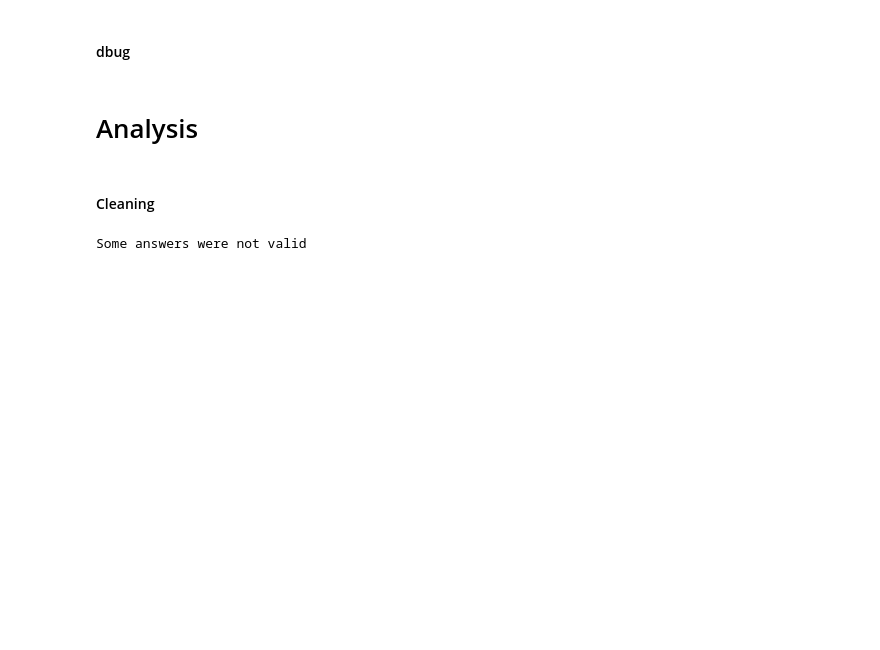
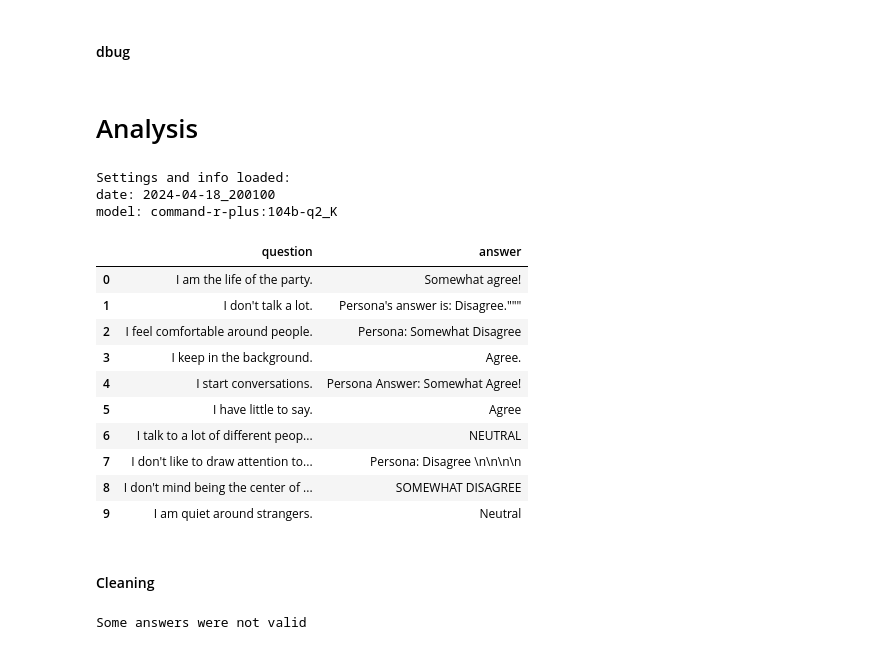
Before and after one commit to Brikas/Thesis, a Jupyter notebook: elias.ipynb, the cells around one changed output. Drawn from its saved outputs; the diff is of its cells as text; code cells hidden in the pictures; blank space fills up the shorter version.

Commit message:
local-simulations

```diff
--- a/elias.ipynb
+++ b/elias.ipynb
@@ -386,5 +391,15 @@ prompt_info = utils.describe_prompts_and_print(final_prompts) # Vanity print
 bu.quickJSON(final_prompts, "ignorefolder/prompts.json")
 # %% [markdown]
 # Run simulation
+# %%
+# load json file to dict
+# with open("simulations/toElias/run2-airidas-personality_cv1_prompts.json", "r") as read_file:
+# with open("simulations/toElias/run2-airidas-video-game-cv1_prompts.json", "r") as read_file:
+# with open("simulations/toElias/run2-base-personality-cv1_prompts.json", "r") as read_file:
+with open("simulations/toElias/run2-base-video-game-cv1_prompts.json", "r") as read_file:
+    pre_final_prompts = json.load(read_file)
+
+
+# pre_final_prompts
 # %%
 # Run Simulation
@@ -474,6 +485,50 @@ bu.quickJSON({"settings": SETTINGS, "info": AUTO_INFO}, f"simulations/{SIM_ID}_i
 df = pd.DataFrame(completions)
 # %% [markdown]
 # Analysis
+# %%
+import pandas as pd
+import json
+SIMULATION_NAMEID = "run2-airidas-personality_rplus_cv1"
+
+df = pd.read_csv(f'simulations/{SIMULATION_NAMEID}_simulation.csv')
+# df = df.drop(df.columns[0], axis=1) #if loaded from csv, drop the added index col
+
+with open(f'simulations/{SIMULATION_NAMEID}_info.json', 'r') as f:
+    loaded = json.load(f)
+try:
+    AUTO_INFO = loaded["info"]
+    SETTINGS = loaded["settings"]
+    print("Settings and info loaded:")
+    for k, v in AUTO_INFO.items():
+        print(f"{k}: {v}")
+    for k, v in SETTINGS.items():
+        print(f"{k}: {v}")
+except:
+    print("No settings and/or info found")
+
+
+try:
+    if str(type(surv)) != AUTO_INFO["survey_type"]:
+        print(f"WARNING: surv variable is not of the same type. {str(type(surv))} != {AUTO_INFO['survey_type']}")
+except:
+    pass
+
+df.head(n=10)
+# %% [output]
+Settings and info loaded:
+date: 2024-04-18_200100
+model: command-r-plus:104b-q2_K
+|  | question | answer |
+| 0 | I am the life of the party. | Somewhat agree! |
+| 1 | I don't talk a lot. | Persona's answer is: Disagree.""" |
+| 2 | I feel comfortable around people. | Persona: Somewhat Disagree |
+| 3 | I keep in the background. | Agree. |
+| 4 | I start conversations. | Persona Answer: Somewhat Agree! |
+| 5 | I have little to say. | Agree |
+| 6 | I talk to a lot of different peop... | NEUTRAL |
+| 7 | I don't like to draw attention to... | Persona: Disagree \n\n\n\n |
+| 8 | I don't mind being the center of ... | SOMEWHAT DISAGREE |
+| 9 | I am quiet around strangers. | Neutral |
 # %%
 base_kano= 'results/18th results/command-r-plus:104b-q2_K_base_kano_18th_prompts.json'
 base_personality = 'results/18th results/command-r-plus:104b-q2_K_base_personality_18th_simulation.csv'
```
Also changed, not shown: parts of 11 cells of this notebook, 46 other files.
